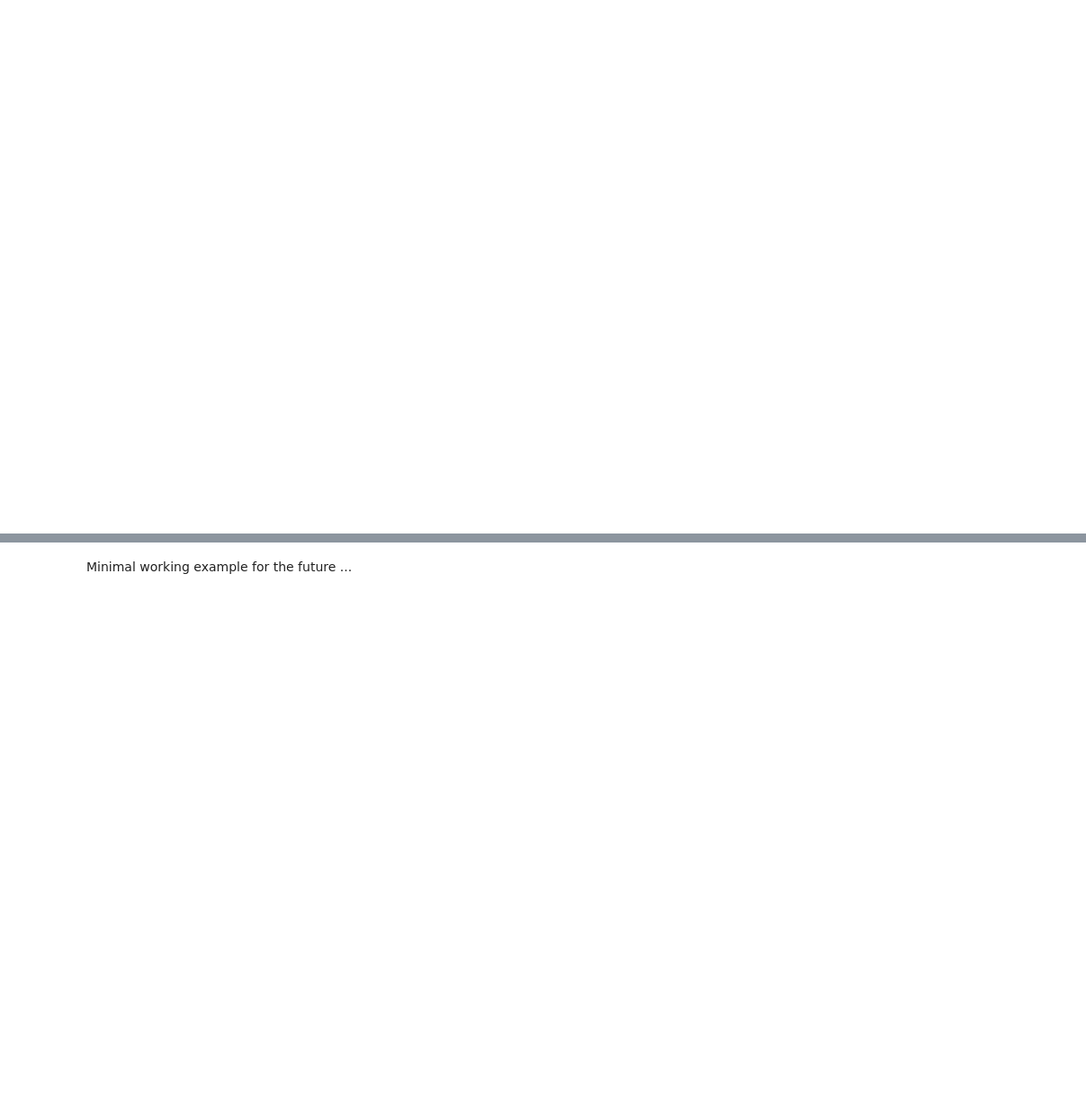
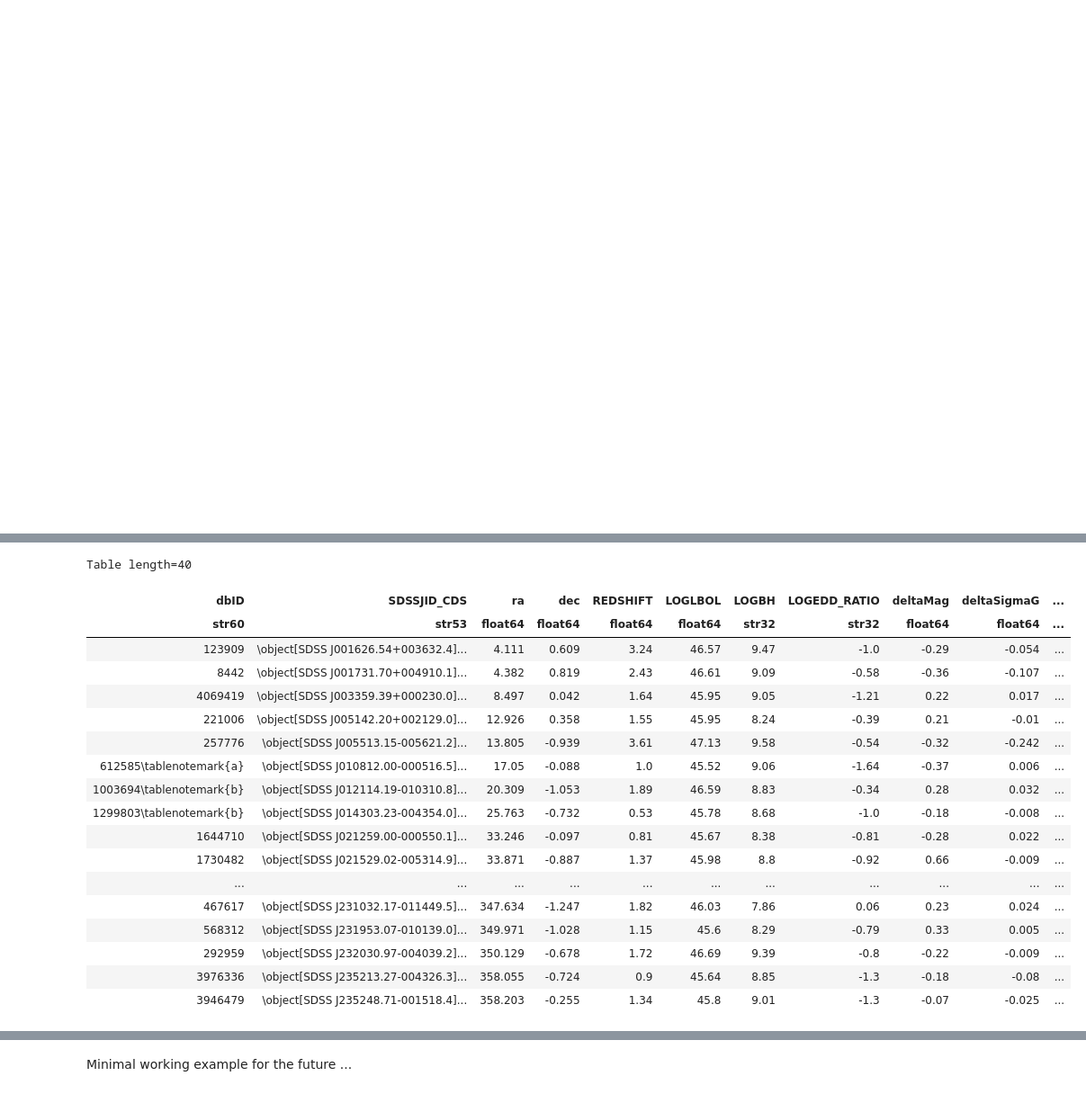
Before and after one commit to suberlak/PS1_SDSS_CRTS, a Jupyter notebook: code2/Explore_SDSS_PS1_lightcurves.ipynb, the cells around one changed output, grey strips where cells are left out. Shown at 90% size. Drawn from its saved outputs; the diff is of its cells as text; code cells hidden in the pictures; blank space fills up the shorter version.

```diff
--- a/code2/Explore_SDSS_PS1_lightcurves.ipynb
+++ b/code2/Explore_SDSS_PS1_lightcurves.ipynb
@@ -1555,0 +1650,22 @@ d['deltaSigmaG'] = d['SDSSsigmaG'] - d['PS1sigmaG']
+# %%
+res
+# %% [output]
+Table length=40
+| dbID | SDSSJID_CDS | ra | dec | REDSHIFT | LOGLBOL | LOGBH | LOGEDD_RATIO | deltaMag | deltaSigmaG | ... |
+| str60 | str53 | float64 | float64 | float64 | float64 | str32 | str32 | float64 | float64 | ... |
+| 123909 | \object[SDSS J001626.54+003632.4]... | 4.111 | 0.609 | 3.24 | 46.57 | 9.47 | -1.0 | -0.29 | -0.054 | ... |
+| 8442 | \object[SDSS J001731.70+004910.1]... | 4.382 | 0.819 | 2.43 | 46.61 | 9.09 | -0.58 | -0.36 | -0.107 | ... |
+| 4069419 | \object[SDSS J003359.39+000230.0]... | 8.497 | 0.042 | 1.64 | 45.95 | 9.05 | -1.21 | 0.22 | 0.017 | ... |
+| 221006 | \object[SDSS J005142.20+002129.0]... | 12.926 | 0.358 | 1.55 | 45.95 | 8.24 | -0.39 | 0.21 | -0.01 | ... |
+| 257776 | \object[SDSS J005513.15-005621.2]... | 13.805 | -0.939 | 3.61 | 47.13 | 9.58 | -0.54 | -0.32 | -0.242 | ... |
+| 612585\tablenotemark{a} | \object[SDSS J010812.00-000516.5]... | 17.05 | -0.088 | 1.0 | 45.52 | 9.06 | -1.64 | -0.37 | 0.006 | ... |
+| 1003694\tablenotemark{b} | \object[SDSS J012114.19-010310.8]... | 20.309 | -1.053 | 1.89 | 46.59 | 8.83 | -0.34 | 0.28 | 0.032 | ... |
+| 1299803\tablenotemark{b} | \object[SDSS J014303.23-004354.0]... | 25.763 | -0.732 | 0.53 | 45.78 | 8.68 | -1.0 | -0.18 | -0.008 | ... |
+| 1644710 | \object[SDSS J021259.00-000550.1]... | 33.246 | -0.097 | 0.81 | 45.67 | 8.38 | -0.81 | -0.28 | 0.022 | ... |
+| 1730482 | \object[SDSS J021529.02-005314.9]... | 33.871 | -0.887 | 1.37 | 45.98 | 8.8 | -0.92 | 0.66 | -0.009 | ... |
+| ... | ... | ... | ... | ... | ... | ... | ... | ... | ... | ... |
+| 467617 | \object[SDSS J231032.17-011449.5]... | 347.634 | -1.247 | 1.82 | 46.03 | 7.86 | 0.06 | 0.23 | 0.024 | ... |
+| 568312 | \object[SDSS J231953.07-010139.0]... | 349.971 | -1.028 | 1.15 | 45.6 | 8.29 | -0.79 | 0.33 | 0.005 | ... |
+| 292959 | \object[SDSS J232030.97-004039.2]... | 350.129 | -0.678 | 1.72 | 46.69 | 9.39 | -0.8 | -0.22 | -0.009 | ... |
+| 3976336 | \object[SDSS J235213.27-004326.3]... | 358.055 | -0.724 | 0.9 | 45.64 | 8.85 | -1.3 | -0.18 | -0.08 | ... |
+| 3946479 | \object[SDSS J235248.71-001518.4]... | 358.203 | -0.255 | 1.34 | 45.8 | 9.01 | -1.3 | -0.07 | -0.025 | ... |
```
Also changed, not shown: parts of 60 cells of this notebook.
